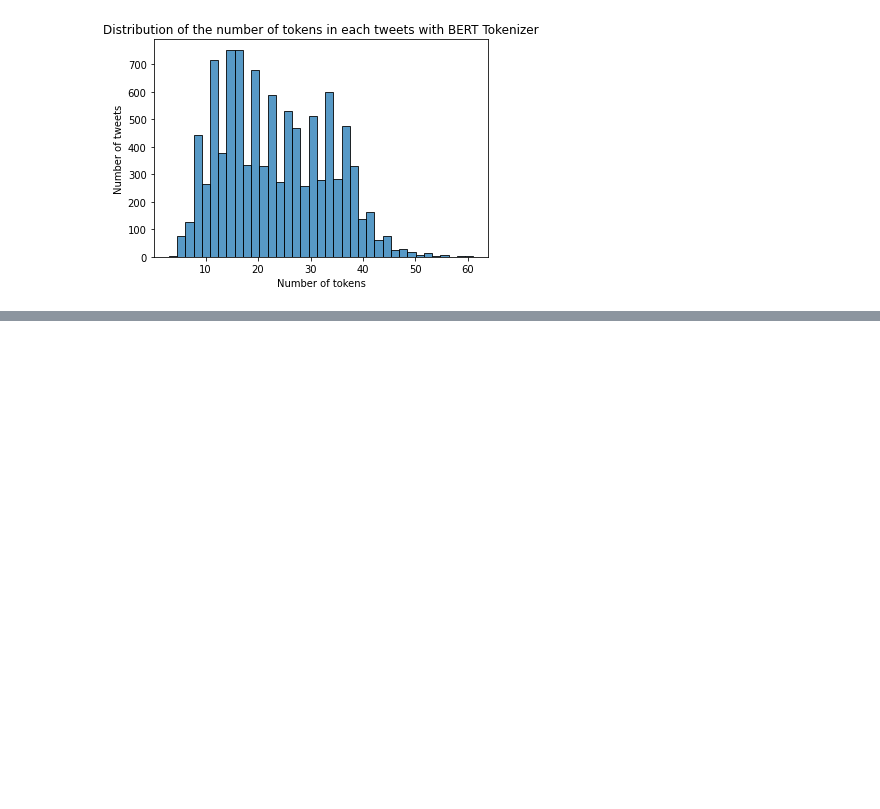
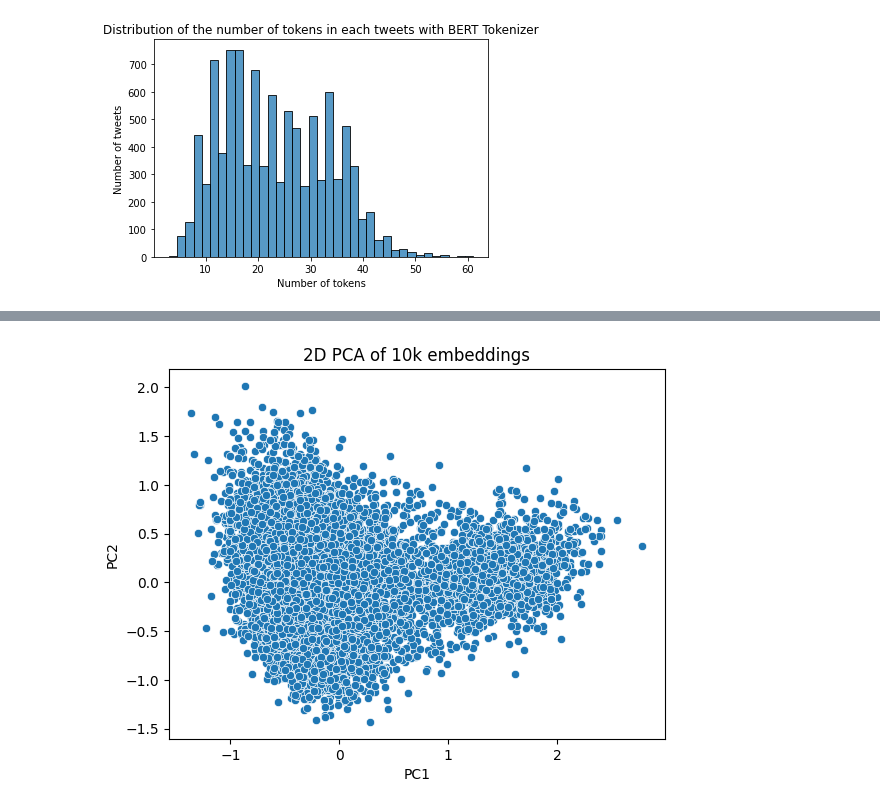
Before and after one commit to magantoine/EfficientActiveLearning, a Jupyter notebook: eda.ipynb, the cells around one changed output, grey strips where cells are left out. Saved outputs shown, nothing was run; the diff lists cells and outputs as text; code cells hidden in the pictures; blank space fills up the shorter version.

```diff
--- a/eda.ipynb
+++ b/eda.ipynb
@@ -58,0 +74,15 @@ g.set_ylabel("Number of tweets");
+# %%
+## BERTweet
+from transformers import (AutoModel, AutoTokenizer)
+from tqdm.notebook import tqdm
+from torch.utils.data import DataLoader
+import numpy as np
+import seaborn as sns
+
+tqdm.pandas()
+
+EMB_MODEL = "vinai/bertweet-base"
+
+emb_tok = AutoTokenizer.from_pretrained(EMB_MODEL)
+emb_tok.add_tokens(["<user>"])
+emb_model = AutoModel.from_pretrained(EMB_MODEL).to(mps_device)
@@ -58,0 +132,42 @@ g.set_ylabel("Number of tweets");
+# %%
+df = pd.DataFrame(ds.initial_data)
+all_embs = torch.cat(process_embs).to("cpu").numpy()
+df["embeddings"] = all_embs.tolist()
+# %%
+from sklearn.decomposition import PCA
+
+pca = PCA(n_components=2)
+
+# Fit and transform data
+pca_features = pca.fit_transform(all_embs)
+df[["PC1", "PC2"]] = pca_features
+pipe = lambda base, comms : [comm(base) for comm in comms]
+
+def plot_pca(colors=None, ax=None):
+    df["colors"] = colors
+    pipe(
+        sns.scatterplot(
+            data=df,
+            x="PC1",
+            y="PC2",
+            ax=ax,
+        ) if colors is None else
+        sns.scatterplot(
+            data=df,
+            x="PC1",
+            y="PC2",
+            hue="colors",
+            ax=ax,
+        ),
+        [
+            lambda x : x.set_title("2D PCA of 10k embeddings"),
+            lambda x : x.set_xlabel("PC1"),
+            lambda x : x.set_ylabel("PC2"),
+        ]
+    )
+    if(colors is not None):
+        return df
+
+plot_pca();
+# %% [output]
+[figure, added]
```
Also changed, not shown: parts of 44 cells of this notebook, 2 other files.
